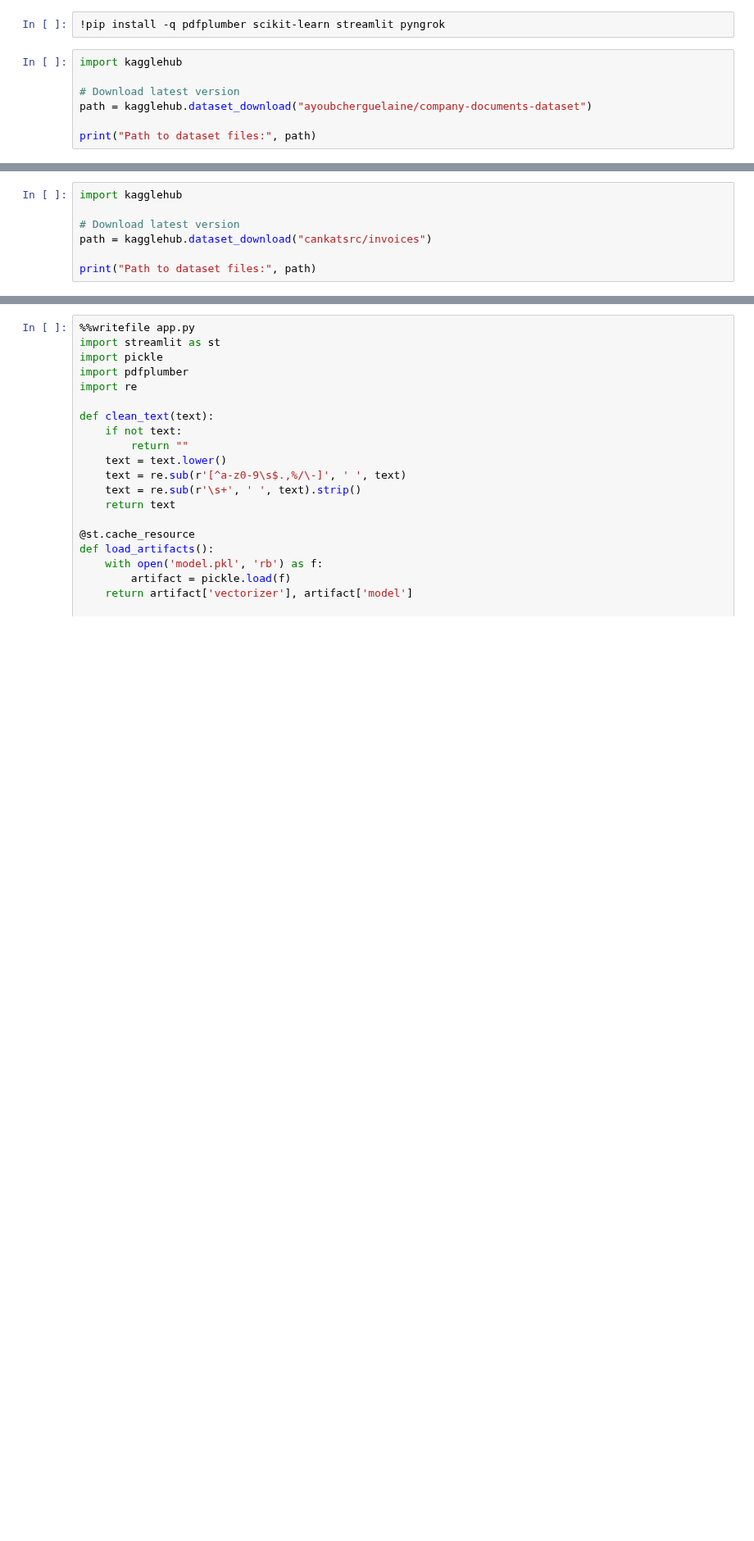
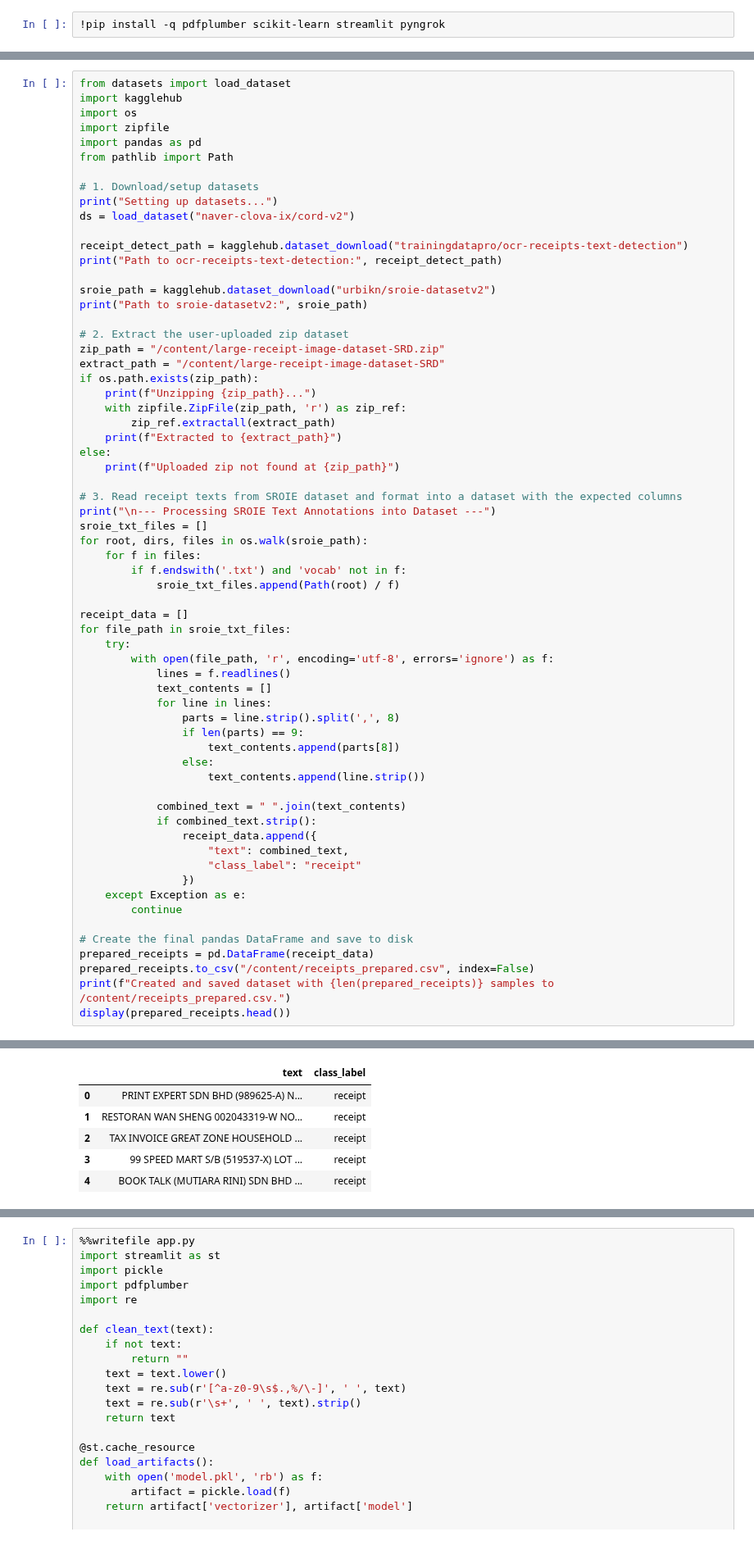
Before and after one commit to Rakesh-S-209/AIML-training-projects, a Jupyter notebook: OCR.ipynb, the cells around one changed output, grey strips where cells are left out. Shown at 82% size. Cells and saved outputs as stored; diff of their text form; blank space fills up the shorter version.

Commit message:
updated the datasets, added naive bayes model

```diff
--- a/OCR.ipynb
+++ b/OCR.ipynb
@@ -1,9 +3,2 @@
 # %%
 !pip install -q pdfplumber scikit-learn streamlit pyngrok
-# %%
-import kagglehub
-
-# Download latest version
-path = kagglehub.dataset_download("ayoubcherguelaine/company-documents-dataset")
-
-print("Path to dataset files:", path)
@@ -13,7 +4,0 @@ Path to dataset files: /kaggle/input/company-documents-dataset
-# %%
-import kagglehub
-
-# Download latest version
-path = kagglehub.dataset_download("cankatsrc/invoices")
-
-print("Path to dataset files:", path)
@@ -197,0 +396,65 @@ Actual Receipt          0             0           200
+# %%
+from datasets import load_dataset
+import kagglehub
+import os
+import zipfile
+import pandas as pd
+from pathlib import Path
+
+# 1. Download/setup datasets
+print("Setting up datasets...")
+ds = load_dataset("naver-clova-ix/cord-v2")
+
+receipt_detect_path = kagglehub.dataset_download("trainingdatapro/ocr-receipts-text-detection")
+print("Path to ocr-receipts-text-detection:", receipt_detect_path)
+
+sroie_path = kagglehub.dataset_download("urbikn/sroie-datasetv2")
+print("Path to sroie-datasetv2:", sroie_path)
+
+# 2. Extract the user-uploaded zip dataset
+zip_path = "/content/large-receipt-image-dataset-SRD.zip"
+extract_path = "/content/large-receipt-image-dataset-SRD"
+if os.path.exists(zip_path):
+    print(f"Unzipping {zip_path}...")
+    with zipfile.ZipFile(zip_path, 'r') as zip_ref:
+        zip_ref.extractall(extract_path)
+    print(f"Extracted to {extract_path}")
+else:
+    print(f"Uploaded zip not found at {zip_path}")
+
+# 3. Read receipt texts from SROIE dataset and format into a dataset with the expected columns
+print("\n--- Processing SROIE Text Annotations into Dataset ---")
+sroie_txt_files = []
+for root, dirs, files in os.walk(sroie_path):
+    for f in files:
+        if f.endswith('.txt') and 'vocab' not in f:
+            sroie_txt_files.append(Path(root) / f)
+
+receipt_data = []
+for file_path in sroie_txt_files:
+    try:
+        with open(file_path, 'r', encoding='utf-8', errors='ignore') as f:
+            lines = f.readlines()
+            text_contents = []
+            for line in lines:
+                parts = line.strip().split(',', 8)
+                if len(parts) == 9:
+                    text_contents.append(parts[8])
+                else:
+                    text_contents.append(line.strip())
+
+            combined_text = " ".join(text_contents)
+            if combined_text.strip():
+                receipt_data.append({
+                    "text": combined_text,
+                    "class_label": "receipt"
+                })
+    except Exception as e:
+        continue
+
+# Create the final pandas DataFrame and save to disk
+prepared_receipts = pd.DataFrame(receipt_data)
+prepared_receipts.to_csv("/content/receipts_prepared.csv", index=False)
+print(f"Created and saved dataset with {len(prepared_receipts)} samples to /content/receipts_prepared.csv.")
+display(prepared_receipts.head())
+# %% [output]
@@ -197,0 +471,6 @@ Actual Receipt          0             0           200
+|  | text | class_label |
+| 0 | PRINT EXPERT SDN BHD (989625-A) N... | receipt |
+| 1 | RESTORAN WAN SHENG 002043319-W NO... | receipt |
+| 2 | TAX INVOICE GREAT ZONE HOUSEHOLD ... | receipt |
+| 3 | 99 SPEED MART S/B (519537-X) LOT ... | receipt |
+| 4 | BOOK TALK (MUTIARA RINI) SDN BHD ... | receipt |
```
Also changed, not shown: parts of 17 cells of this notebook.
